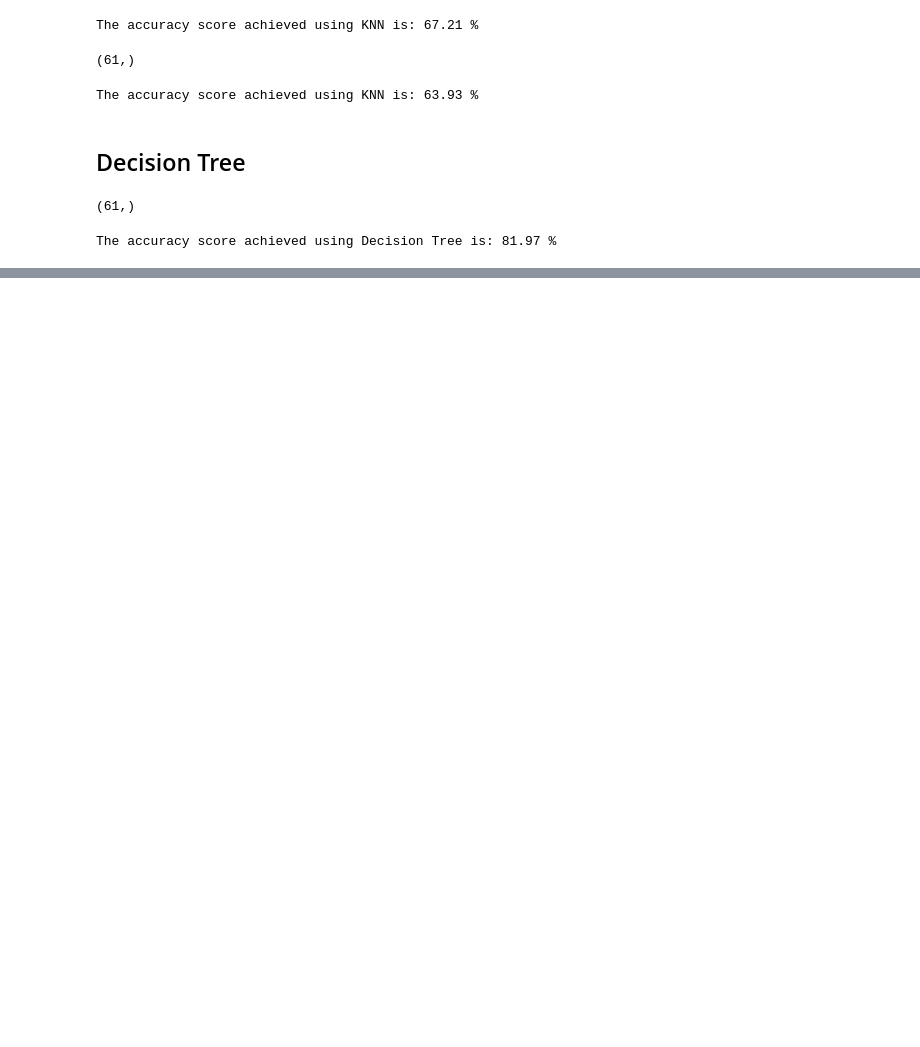
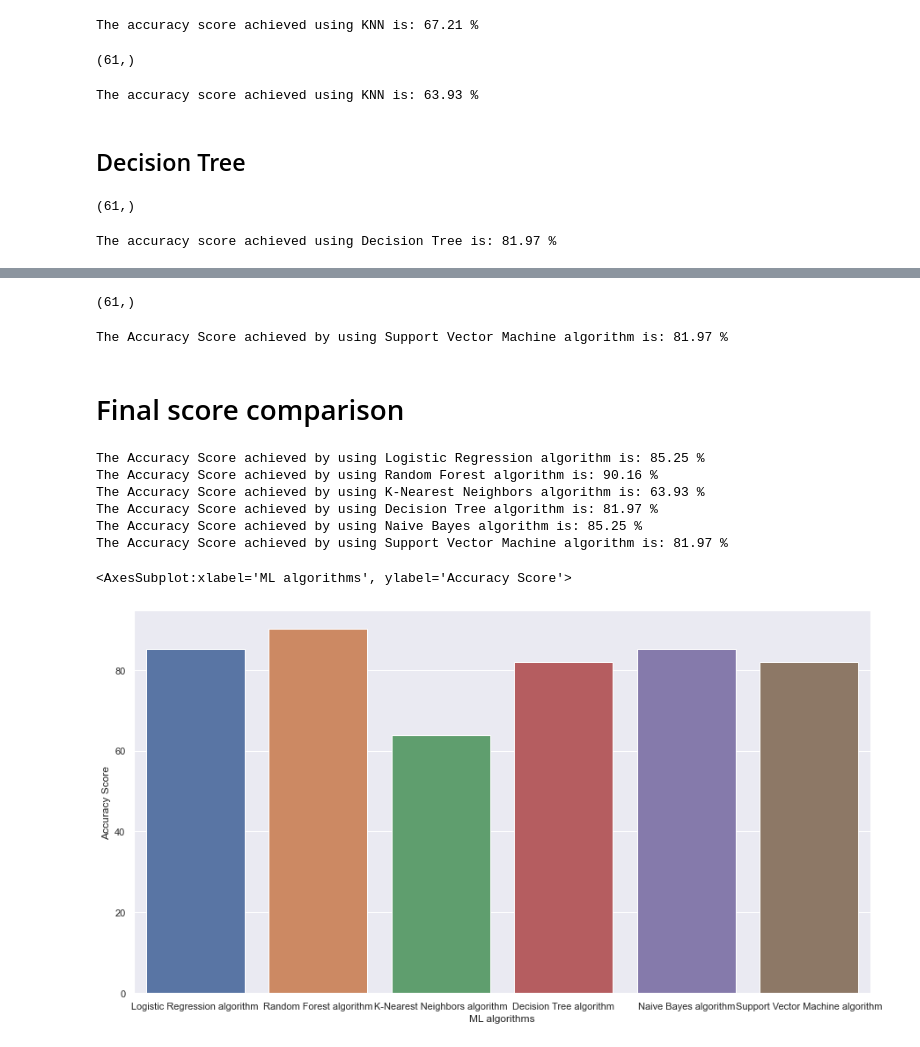
Before and after one commit to Dinuja-Spinto/ML_Assignment2_IT19016894-_IT19158396_IT19085968, a Jupyter notebook: Heart Disease Prediction.ipynb, the cells around one changed output, grey strips where cells are left out. Drawn from its saved outputs; the diff is of its cells as text; code cells hidden in the pictures; blank space fills up the shorter version.

Commit message:
naive bayes and svm algorithms added

```diff
--- a/Heart Disease Prediction.ipynb
+++ b/Heart Disease Prediction.ipynb
@@ -349,0 +366,4 @@ The accuracy score achieved using Decision Tree is: 81.97 %
+# %%
+naiveBayesM_Score = round(accuracy_score(Y_predict_naiveBayesM,Y_test)*100,2)
+
+print("The Accuracy Score achieved by using Naive Bayes algorithm is: "+str(naiveBayesM_Score)+" %")
@@ -349,0 +374,43 @@ The accuracy score achieved using Decision Tree is: 81.97 %
+# %%
+from sklearn import svm
+
+supportVectorMachineM = svm.SVC(kernel='linear')
+
+supportVectorMachineM.fit(X_train, Y_train)
+
+Y_predict_supportVectorMachineM = supportVectorMachineM.predict(X_test)
+# %%
+Y_predict_supportVectorMachineM.shape
+# %% [output]
+(61,)
+# %%
+supportVectorMachineM_Score = round(accuracy_score(Y_predict_supportVectorMachineM,Y_test)*100,2)
+
+
+print("The Accuracy Score achieved by using Support Vector Machine algorithm is: "+str(supportVectorMachineM_Score)+" %")
+# %% [output]
+The Accuracy Score achieved by using Support Vector Machine algorithm is: 81.97 %
+# %% [markdown]
+# Final score comparison
+# %%
+totalScores = [LogRegScore,RandForestScore,score_knn,score_dt,naiveBayesM_Score,supportVectorMachineM_Score]
+mlAlgorithms = ["Logistic Regression algorithm","Random Forest algorithm","K-Nearest Neighbors algorithm","Decision Tree algorithm","Naive Bayes algorithm","Support Vector Machine algorithm"]
+
+for i in range(len(mlAlgorithms)):
+    print("The Accuracy Score achieved by using "+mlAlgorithms[i]+" is: "+str(totalScores[i])+" %")
+# %% [output]
+The Accuracy Score achieved by using Logistic Regression algorithm is: 85.25 %
+The Accuracy Score achieved by using Random Forest algorithm is: 90.16 %
+The Accuracy Score achieved by using K-Nearest Neighbors algorithm is: 63.93 %
+The Accuracy Score achieved by using Decision Tree algorithm is: 81.97 %
+The Accuracy Score achieved by using Naive Bayes algorithm is: 85.25 %
+The Accuracy Score achieved by using Support Vector Machine algorithm is: 81.97 %
+# %%
+sns.set(rc={'figure.figsize':(15,8)})
+plt.xlabel("ML algorithms")
+plt.ylabel("Accuracy Score")
+
+sns.barplot(mlAlgorithms,totalScores)
+# %% [output]
+<AxesSubplot:xlabel='ML algorithms', ylabel='Accuracy Score'>
+[figure, added]
```
Also changed, not shown: parts of 9 cells of this notebook.
